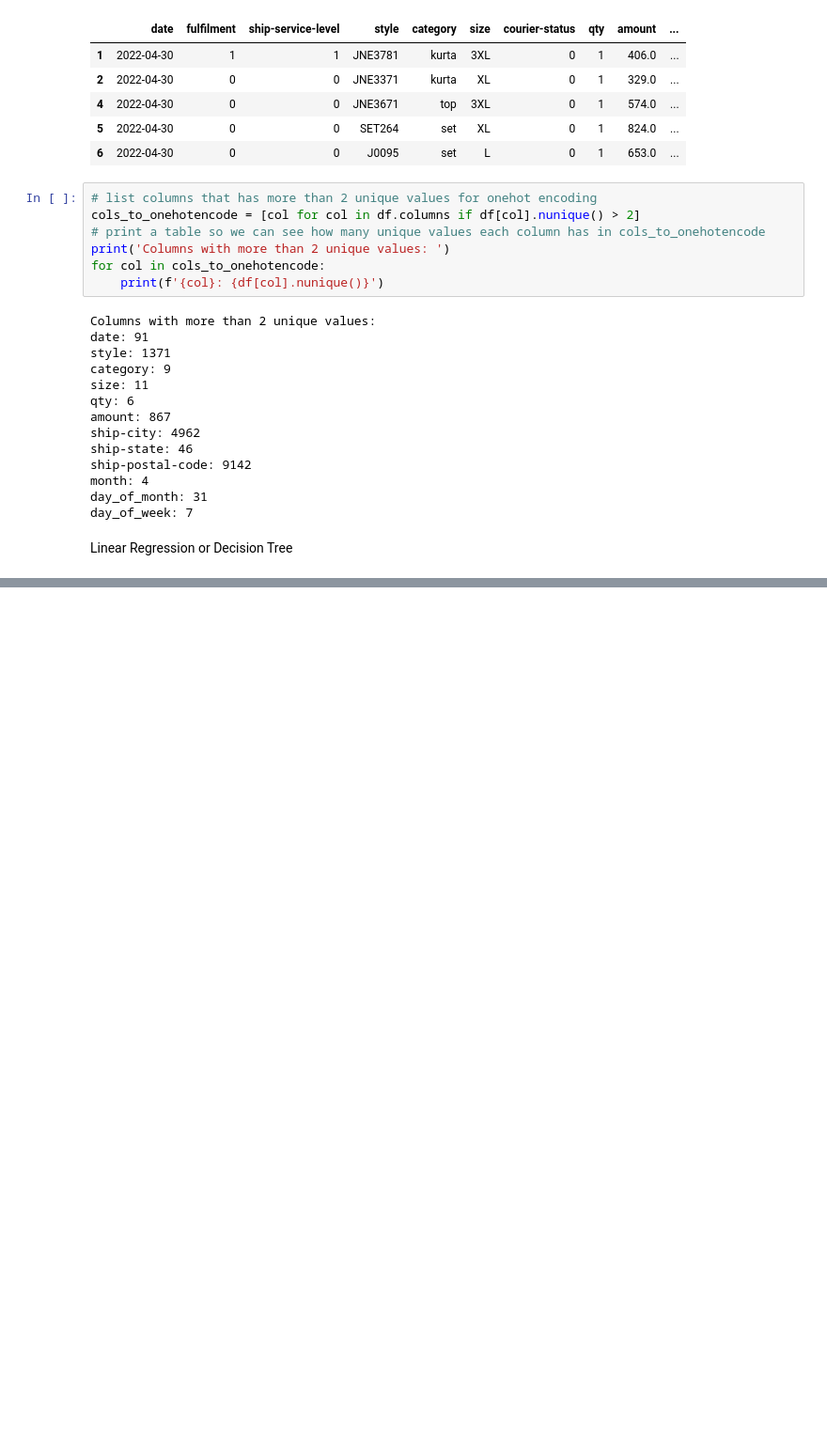
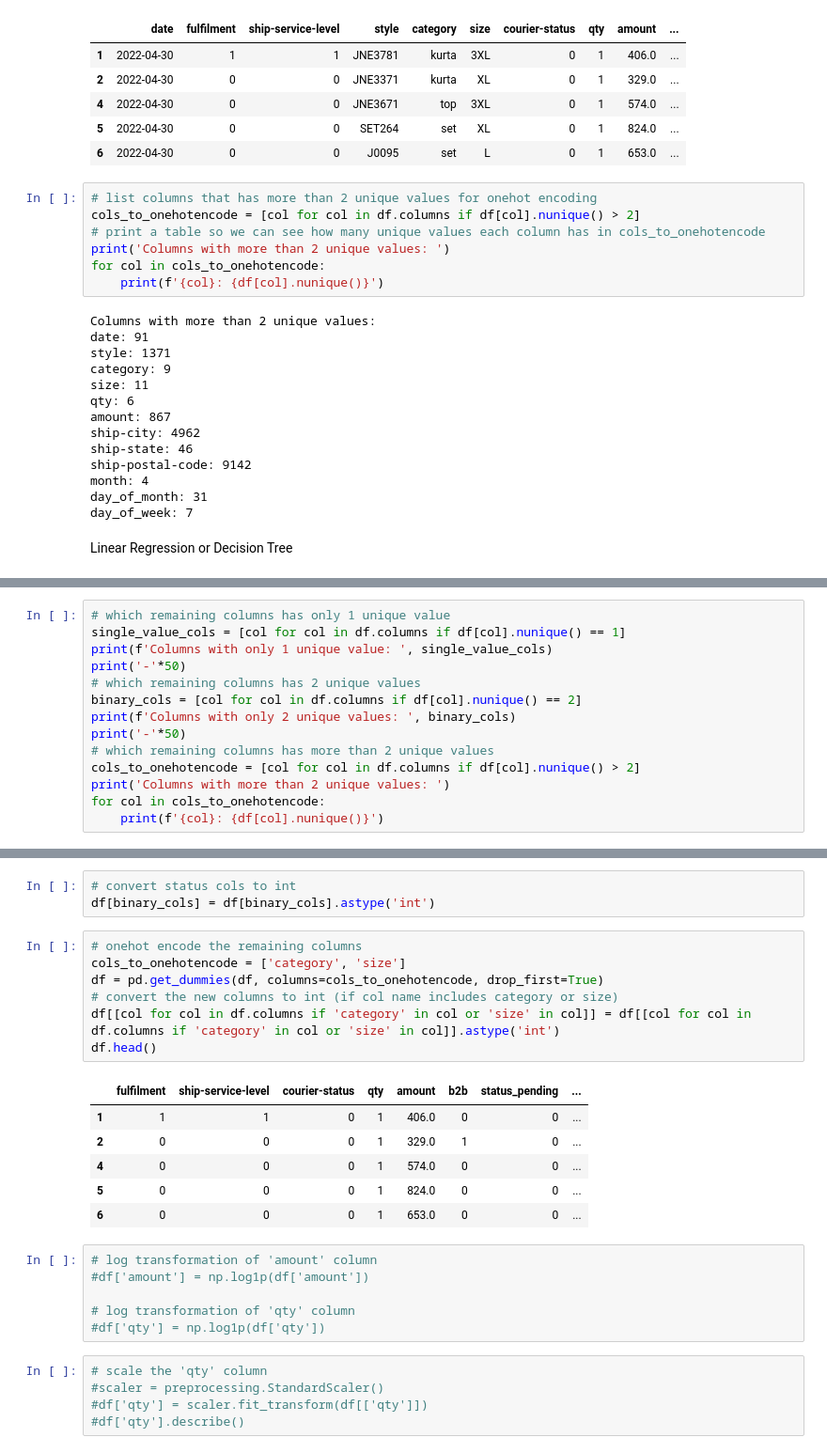
Before and after one commit to jesab/ml_assignment_1, a Jupyter notebook: JS_ML_Assignment_2.ipynb, the cells around one changed output, grey strips where cells are left out. Shown at 94% size. Saved outputs shown, nothing was run; the diff lists cells and outputs as text; blank space fills up the shorter version.

```diff
--- a/JS_ML_Assignment_2.ipynb
+++ b/JS_ML_Assignment_2.ipynb
@@ -613,0 +700,14 @@ corr['amount'].sort_values(ascending=False)
+# %%
+# which remaining columns has only 1 unique value
+single_value_cols = [col for col in df.columns if df[col].nunique() == 1]
+print(f'Columns with only 1 unique value: ', single_value_cols)
+print('-'*50)
+# which remaining columns has 2 unique values
+binary_cols = [col for col in df.columns if df[col].nunique() == 2]
+print(f'Columns with only 2 unique values: ', binary_cols)
+print('-'*50)
+# which remaining columns has more than 2 unique values
+cols_to_onehotencode = [col for col in df.columns if df[col].nunique() > 2]
+print('Columns with more than 2 unique values: ')
+for col in cols_to_onehotencode:
+    print(f'{col}: {df[col].nunique()}')
@@ -613,0 +735,28 @@ corr['amount'].sort_values(ascending=False)
+# %%
+# convert status cols to int
+df[binary_cols] = df[binary_cols].astype('int')
+# %%
+# onehot encode the remaining columns
+cols_to_onehotencode = ['category', 'size']
+df = pd.get_dummies(df, columns=cols_to_onehotencode, drop_first=True)
+# convert the new columns to int (if col name includes category or size)
+df[[col for col in df.columns if 'category' in col or 'size' in col]] = df[[col for col in df.columns if 'category' in col or 'size' in col]].astype('int')
+df.head()
+# %% [output]
+|  | fulfilment | ship-service-level | courier-status | qty | amount | b2b | status_pending | ... |
+| 1 | 1 | 1 | 0 | 1 | 406.0 | 0 | 0 | ... |
+| 2 | 0 | 0 | 0 | 1 | 329.0 | 1 | 0 | ... |
+| 4 | 0 | 0 | 0 | 1 | 574.0 | 0 | 0 | ... |
+| 5 | 0 | 0 | 0 | 1 | 824.0 | 0 | 0 | ... |
+| 6 | 0 | 0 | 0 | 1 | 653.0 | 0 | 0 | ... |
+# %%
+# log transformation of 'amount' column
+#df['amount'] = np.log1p(df['amount'])
+
+# log transformation of 'qty' column
+#df['qty'] = np.log1p(df['qty'])
+# %%
+# scale the 'qty' column
+#scaler = preprocessing.StandardScaler()
+#df['qty'] = scaler.fit_transform(df[['qty']])
+#df['qty'].describe()
```
Also changed, not shown: parts of 19 cells of this notebook.
